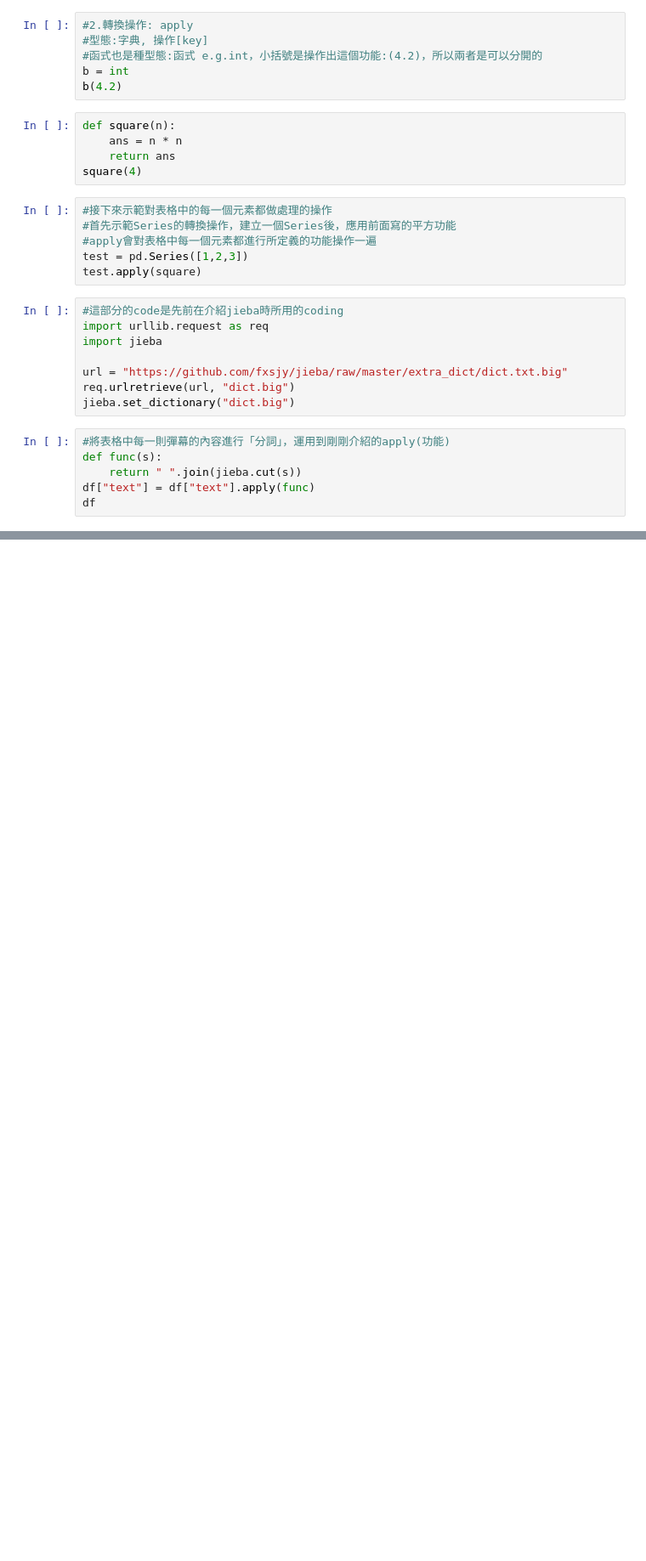
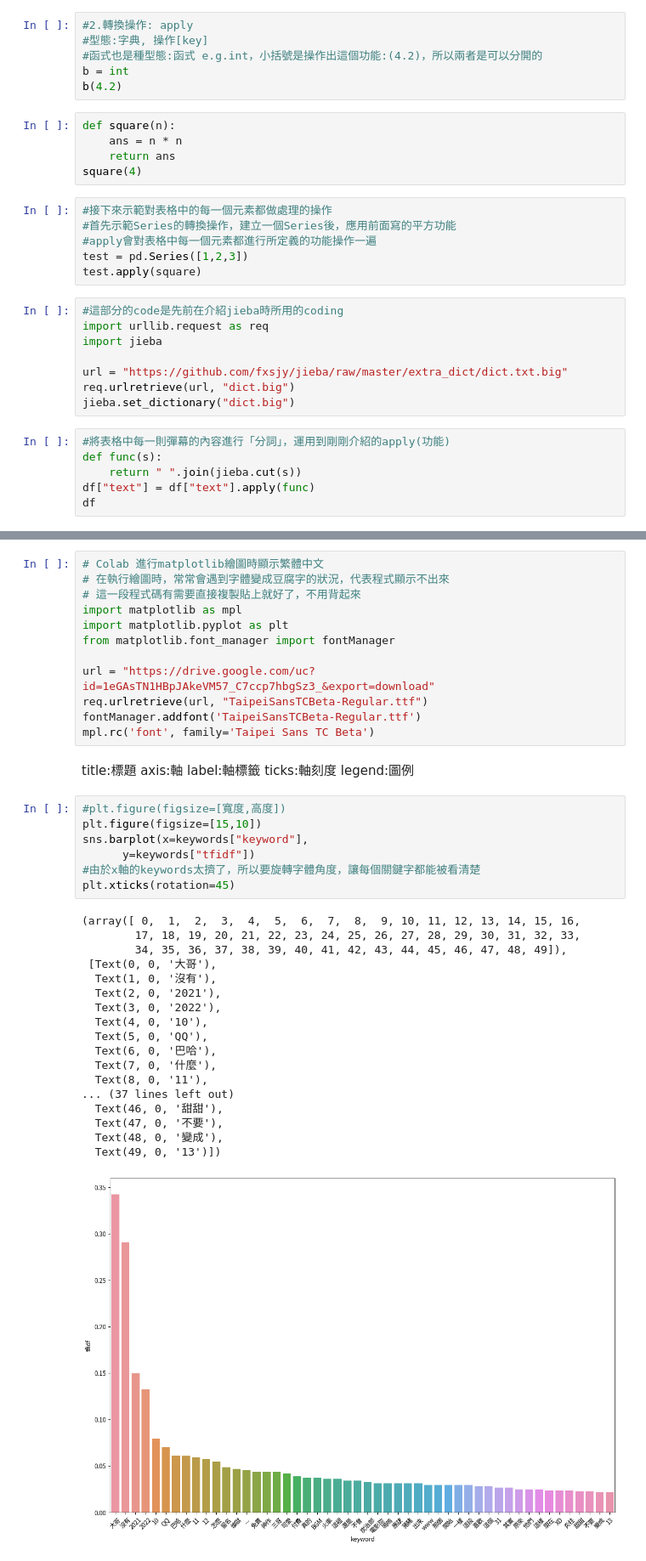
Before and after one commit to chengchun100/start2, a Jupyter notebook: 2_danmu.ipynb, the cells around one changed output, grey strips where cells are left out. Shown: that part at 85% size. Cells and saved outputs as stored; diff of their text form; blank space fills up the shorter version.

```diff
--- a/2_danmu.ipynb
+++ b/2_danmu.ipynb
@@ -96,0 +80,44 @@ keywords
+# %%
+# Colab 進行matplotlib繪圖時顯示繁體中文
+# 在執行繪圖時，常常會遇到字體變成豆腐字的狀況，代表程式顯示不出來
+# 這一段程式碼有需要直接複製貼上就好了，不用背起來
+import matplotlib as mpl
+import matplotlib.pyplot as plt
+from matplotlib.font_manager import fontManager
+
+url = "https://drive.google.com/uc?id=1eGAsTN1HBpJAkeVM57_C7ccp7hbgSz3_&export=download"
+req.urlretrieve(url, "TaipeiSansTCBeta-Regular.ttf")
+fontManager.addfont('TaipeiSansTCBeta-Regular.ttf')
+mpl.rc('font', family='Taipei Sans TC Beta')
+# %% [markdown]
+title:標題
+axis:軸
+label:軸標籤
+ticks:軸刻度
+legend:圖例
+# %%
+#plt.figure(figsize=[寬度,高度])
+plt.figure(figsize=[15,10])
+sns.barplot(x=keywords["keyword"],
+      y=keywords["tfidf"])
+#由於x軸的keywords太擠了，所以要旋轉字體角度，讓每個關鍵字都能被看清楚
+plt.xticks(rotation=45)
+# %% [output]
+(array([ 0,  1,  2,  3,  4,  5,  6,  7,  8,  9, 10, 11, 12, 13, 14, 15, 16,
+        17, 18, 19, 20, 21, 22, 23, 24, 25, 26, 27, 28, 29, 30, 31, 32, 33,
+        34, 35, 36, 37, 38, 39, 40, 41, 42, 43, 44, 45, 46, 47, 48, 49]),
+ [Text(0, 0, '大哥'),
+  Text(1, 0, '沒有'),
+  Text(2, 0, '2021'),
+  Text(3, 0, '2022'),
+  Text(4, 0, '10'),
+  Text(5, 0, 'QQ'),
+  Text(6, 0, '巴哈'),
+  Text(7, 0, '什麼'),
+  Text(8, 0, '11'),
+... (37 lines left out)
+  Text(46, 0, '甜甜'),
+  Text(47, 0, '不要'),
+  Text(48, 0, '變成'),
+  Text(49, 0, '13')])
+[figure, added]
```
Also changed, not shown: parts of 1 cell of this notebook.
